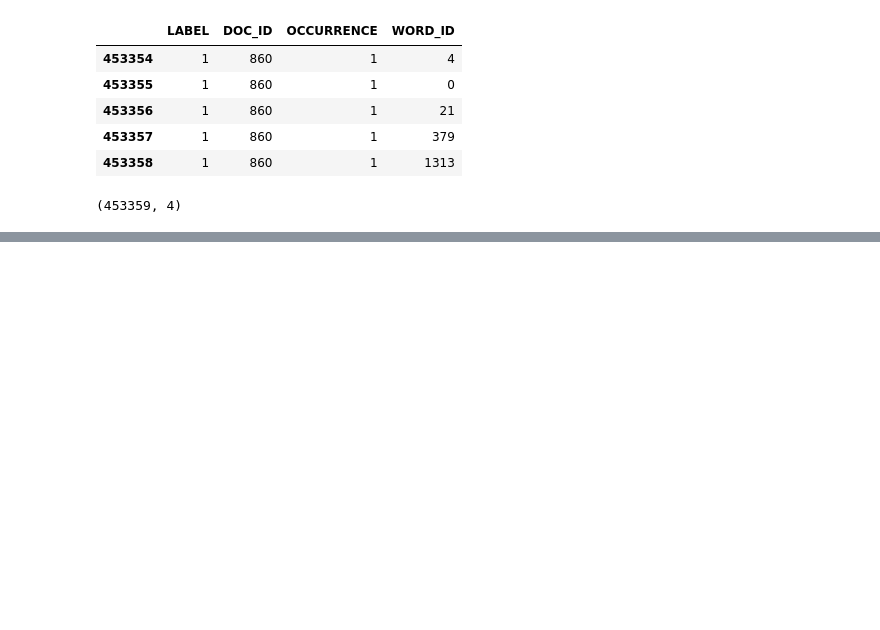
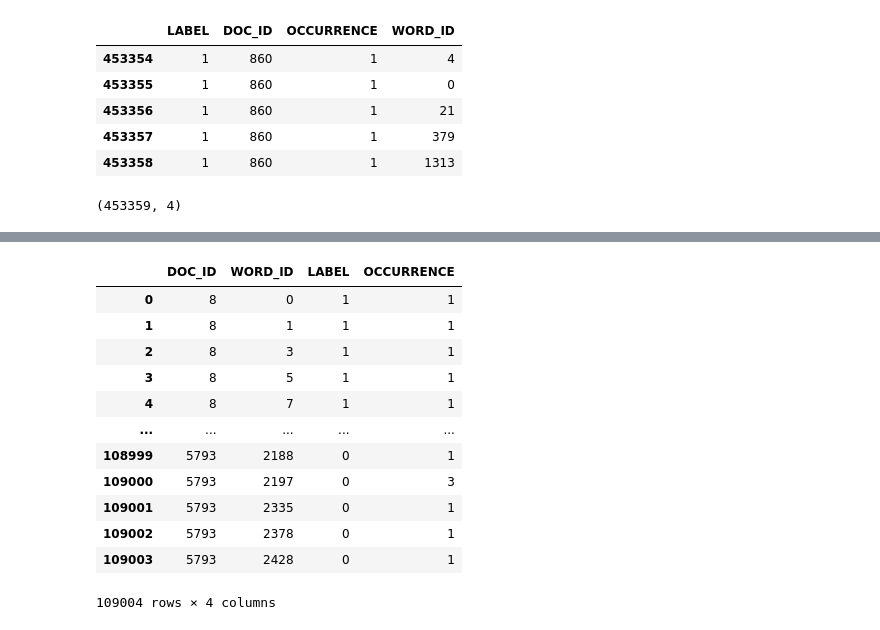
Before and after one commit to aximbr/My_IA, a Jupyter notebook: 021/06_Bayers_classifier.ipynb, the cells around one changed output, grey strips where cells are left out. Cells and saved outputs as stored; diff of their text form; code cells hidden in the pictures; blank space fills up the shorter version.

```diff
--- a/021/06_Bayers_classifier.ipynb
+++ b/021/06_Bayers_classifier.ipynb
@@ -1188,0 +1250,5 @@ sparse_train_df.shape
+# %%
+%%time
+
+sparse_test_df = make_sparse_matrix(X_test, word_index, y_test)
+sparse_test_df.shape
@@ -1188,0 +1259,3 @@ sparse_train_df.shape
+# %%
+test_grouped = sparse_test_df.groupby(['DOC_ID', 'WORD_ID', 'LABEL']).sum()
+test_grouped.head()
@@ -1188,0 +1270,17 @@ sparse_train_df.shape
+# %%
+test_grouped = test_grouped.reset_index()
+test_grouped
+# %% [output]
+|  | DOC_ID | WORD_ID | LABEL | OCCURRENCE |
+| 0 | 8 | 0 | 1 | 1 |
+| 1 | 8 | 1 | 1 | 1 |
+| 2 | 8 | 3 | 1 | 1 |
+| 3 | 8 | 5 | 1 | 1 |
+| 4 | 8 | 7 | 1 | 1 |
+| ... | ... | ... | ... | ... |
+| 108999 | 5793 | 2188 | 0 | 1 |
+| 109000 | 5793 | 2197 | 0 | 3 |
+| 109001 | 5793 | 2335 | 0 | 1 |
+| 109002 | 5793 | 2378 | 0 | 1 |
+| 109003 | 5793 | 2428 | 0 | 1 |
+109004 rows × 4 columns
```
Also changed, not shown: parts of 19 cells of this notebook.
